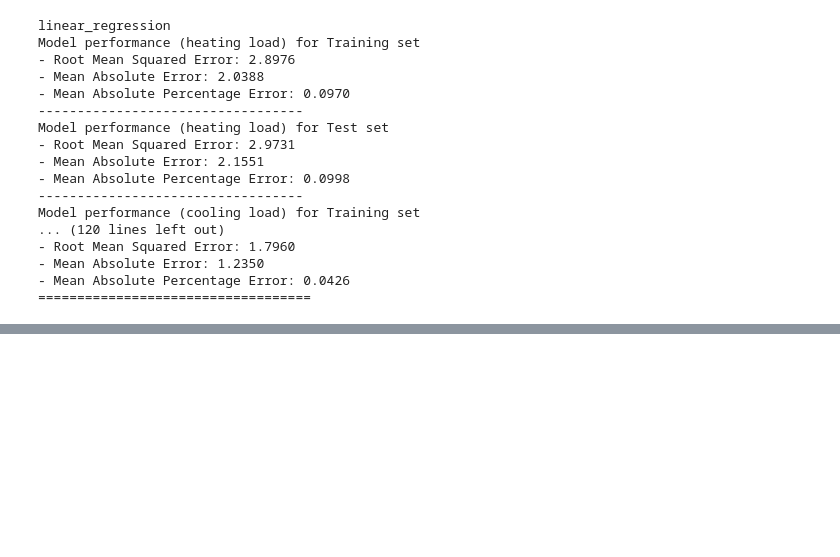
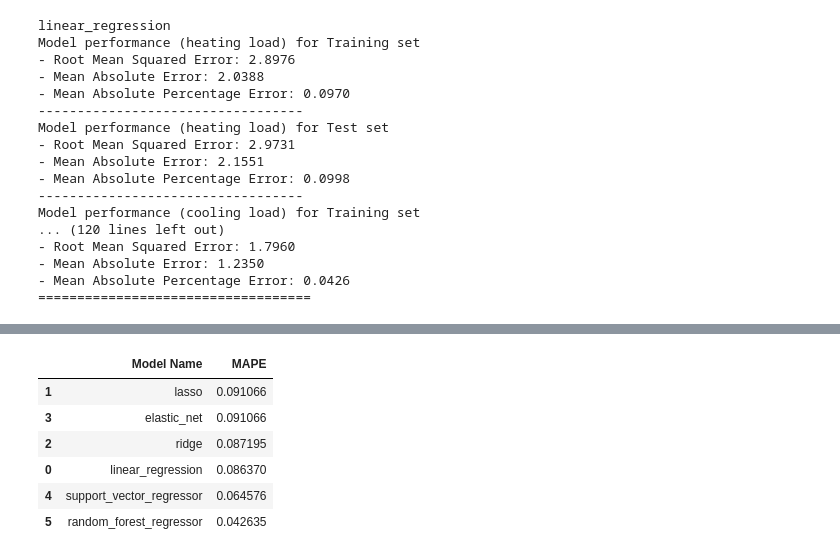
Before and after one commit to ShuoLi0208/Building-Load-Prediction, a Jupyter notebook: notebook/model_training.ipynb, the cells around one changed output, grey strips where cells are left out. Drawn from its saved outputs; the diff is of its cells as text; code cells hidden in the pictures; blank space fills up the shorter version.

```diff
--- a/notebook/model_training.ipynb
+++ b/notebook/model_training.ipynb
@@ -231,0 +245,11 @@ pd.DataFrame(list(zip(model_list, rmse1_list)), columns=['Model Name', 'RMSE']).
+# %%
+model_performance_y2 = pd.DataFrame(list(zip(model_list, mape2_list)), columns=['Model Name', 'MAPE']).sort_values(by=["MAPE"], ascending=False)
+model_performance_y2
+# %% [output]
+|  | Model Name | MAPE |
+| 1 | lasso | 0.091066 |
+| 3 | elastic_net | 0.091066 |
+| 2 | ridge | 0.087195 |
+| 0 | linear_regression | 0.086370 |
+| 4 | support_vector_regressor | 0.064576 |
+| 5 | random_forest_regressor | 0.042635 |
```
Also changed, not shown: parts of 6 cells of this notebook.
